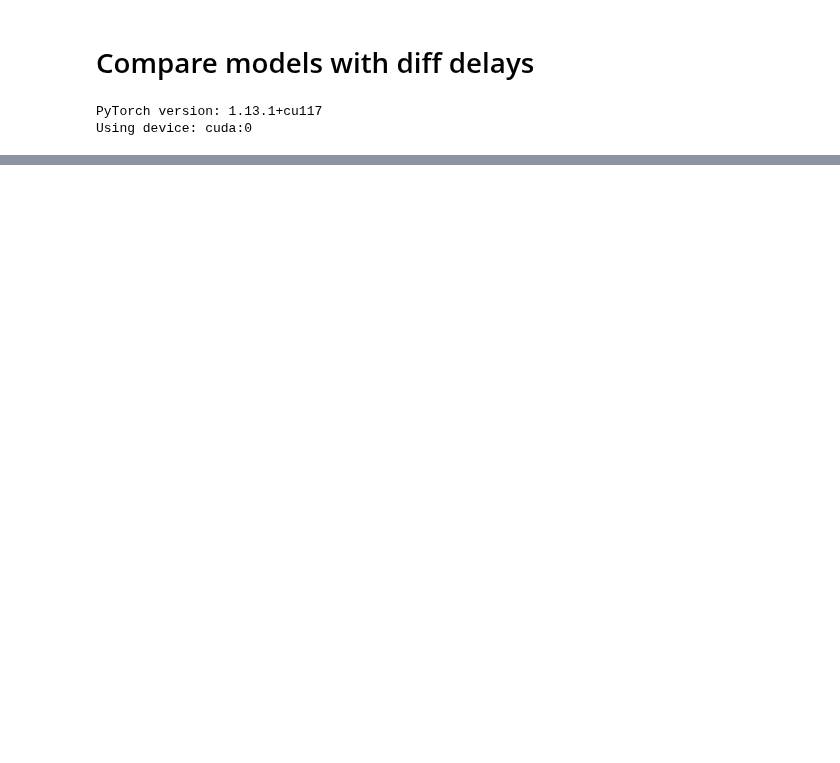
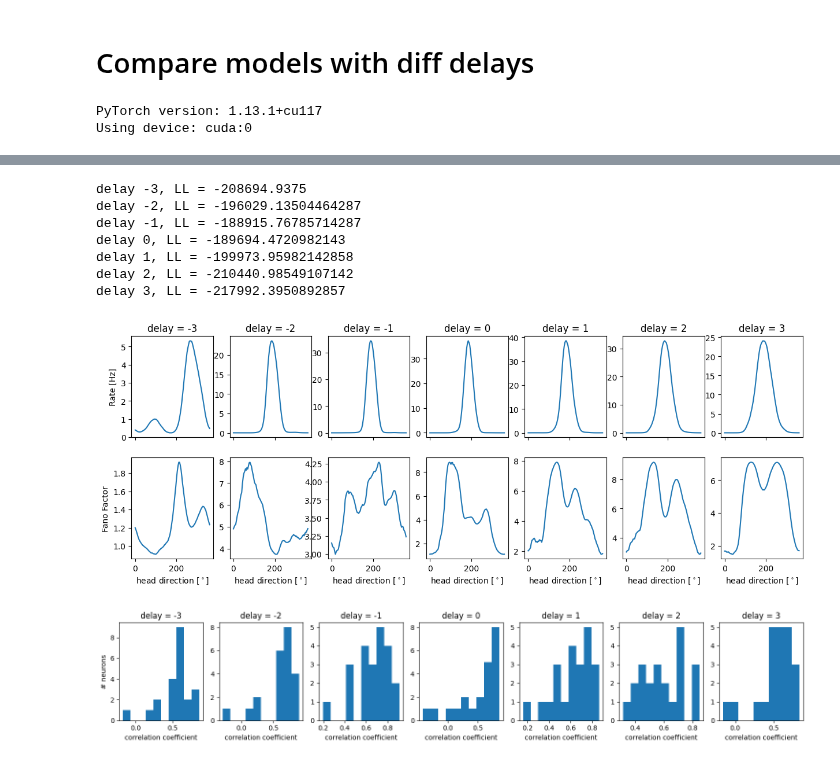
Before and after one commit to davindicode/UCM-interpret, a Jupyter notebook: analysis/model_delays.ipynb, the cells around one changed output, grey strips where cells are left out. Drawn from its saved outputs; the diff is of its cells as text; code cells hidden in the pictures; blank space fills up the shorter version.

Commit message:
more on delay analysis and first Fisher information approximations

```diff
--- a/analysis/model_delays.ipynb
+++ b/analysis/model_delays.ipynb
@@ -52,7 +52,7 @@ subset = 'hdc'
 bin_size = 160  # ms
 single_spikes = False
 
-delay = -1
+delay = 0
 batch_size = 1000  # size of time segments of each batch in dataset below
 cv_run = -1
 
@@ -67,4 +62,7 @@ units:  85  hdc units:  22
 # %%
+dataset_dict = HDC.get_dataset(mouse_id, session_id, phase, subset, bin_size,
+                                               single_spikes, path=data_dir)
+
 model_dict = {
                 'seed': 123,
                 'll_mode': 'U-eq-2',  # stands for universal count model with exponential-quadratic expansion and C = 3
@@ -74,7 +72,7 @@ model_dict = {
                 'z_mode': '',  # latent covariates
                 'hist_len': 0,
                 'folds': 5,
-                'delays': [-3, -2, -1, 1, 2, 3],
+                'delays': [0],
                 'neurons': dataset_dict['neurons'],
                 'max_count': dataset_dict['max_count'],
                 'bin_size': dataset_dict['bin_size'],
@@ -83,7 +81,3 @@ model_dict = {
                 'tensor_type': torch.float,
                 'jitter': 1e-4,
             }
-
-modelfit, training_results, fit_set, validation_set = lib.models.load_model(
-    checkpoint_dir, model_dict, dataset_dict, HDC.enc_used,
-    delay, cv_run, batch_size, gpu_dev)
@@ -110,0 +101,69 @@ P_mc = P_mc.cpu()  # count probabilities of shape (MC, neurons, steps, count)
+# %%
+ne=12
+angles = np.linspace(0, 360, hd_sweep.shape[-1])
+
+delays = [-3, -2, -1, 0, 1, 2, 3]
+model_dict['delays'] = delays
+
+fig1, ax1 = plt.subplots(2, len(delays), figsize = (15,5), sharex=True)
+ax1[0, 0].set_ylabel('Rate [Hz]')
+ax1[1, 0].set_ylabel('Fano Factor')
+
+fig2, ax2 = plt.subplots(1, len(delays), figsize=(15,3))
+ax2[0].set_ylabel('# neurons')
+
+
+for i, delay in enumerate(delays):
+    modelfit, training_results, fit_set, validation_set = lib.models.load_model(
+        checkpoint_dir, model_dict, dataset_dict, HDC.enc_used,
+        delay, cv_run, batch_size, gpu_dev)
+
+    ll = lib.helper.RG_pred_ll(
+                    modelfit, fit_set, neuron_group=None, ll_mode='MC',
+                    ll_samples=1, cov_samples=1, beta=0.0)
+    print(f'delay {delay}, LL = {ll}')
+
+    with torch.no_grad():
+        P_mc = lib.helper.compute_P(
+        modelfit, covariates, list(range(units_used)), MC=30, trials=1)  # predictive posterior
+    P_mc = P_mc.cpu()  # count probabilities of shape (MC, neurons, steps, count)
+
+    K = P_mc.shape[-1]
+    counts = torch.arange(K)
+
+    hd_mean = (counts[None, None, None, :] * P_mc).sum(-1)  # (MC, neurons, steps)
+    hd_rate = hd_mean / dataset_dict['tbin']  # in units of Hz
+    hd_var = (counts[None, None, None, :]**2 * P_mc).sum(-1) - hd_mean**2
+    hd_FF = hd_var / (hd_mean + 1e-12)
+
+    _, hd_rate, _ = utils.signal.percentiles_from_samples(hd_rate, [0.05, 0.5, 0.95])  # (neurons, steps)
+    _, hd_FF, _ = utils.signal.percentiles_from_samples(hd_FF, [0.05, 0.5, 0.95])
+
+
+    ax1[0, i].plot(angles, hd_rate[ne, :])
+    ax1[1, i].plot(angles, hd_FF[ne, :])
+    ax1[1, i].set_xlabel('head direction [$^\circ$]')
+    ax1[0, i].set_title(f'delay = {delay}')
+
+
+    correlations = np.empty((0,))
+    for ne in range(units_used):
+        C = np.corrcoef(np.gradient(hd_rate[ne,:])**2, hd_FF[ne,:])
+        correlations = np.append(correlations, C[0,1])
+
+
+    ax2[i].hist(correlations, bins=10)
+    ax2[i].set_xlabel('correlation coefficient')
+    ax2[i].set_title(f'delay = {delay}')
+
+plt.tight_layout()
+# %% [output]
+delay -3, LL = -208694.9375
+delay -2, LL = -196029.13504464287
+delay -1, LL = -188915.76785714287
+delay 0, LL = -189694.4720982143
+delay 1, LL = -199973.95982142858
+delay 2, LL = -210440.98549107142
+delay 3, LL = -217992.3950892857
+[figure, added]
+[figure, added]
```
Also changed, not shown: parts of 12 cells of this notebook, 2 other files.
